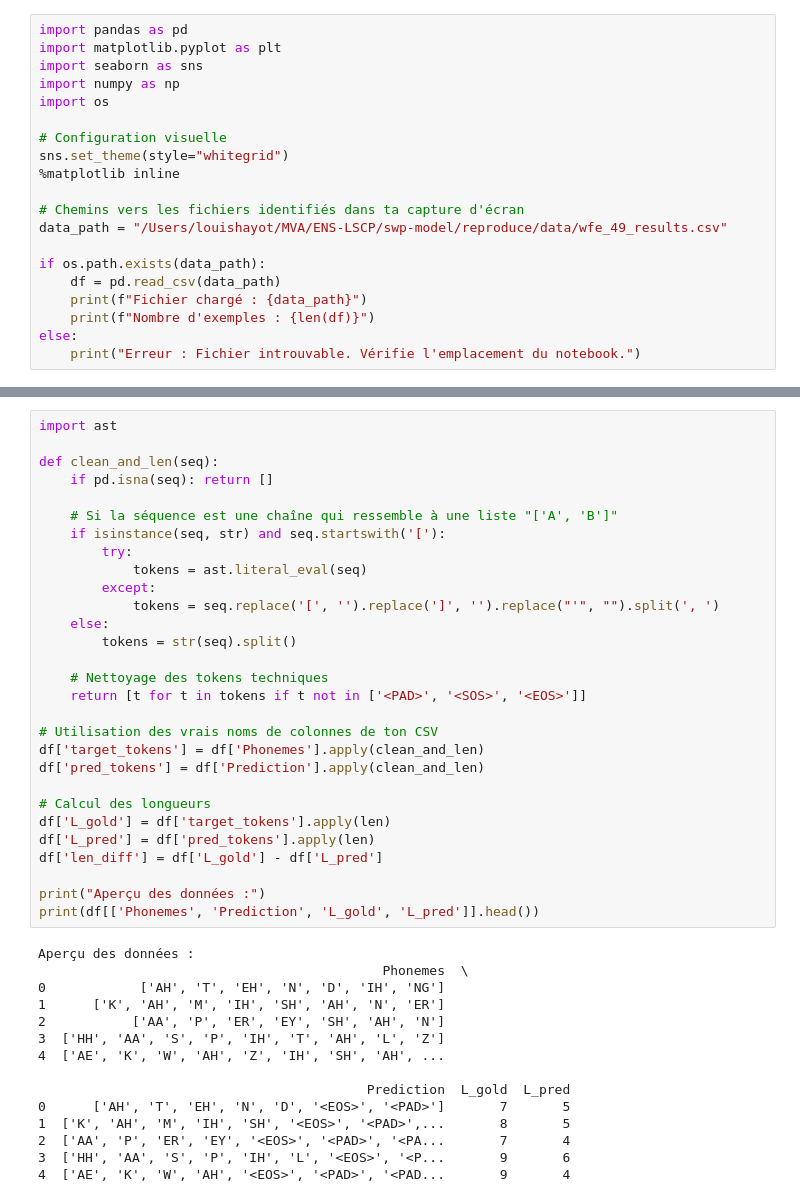
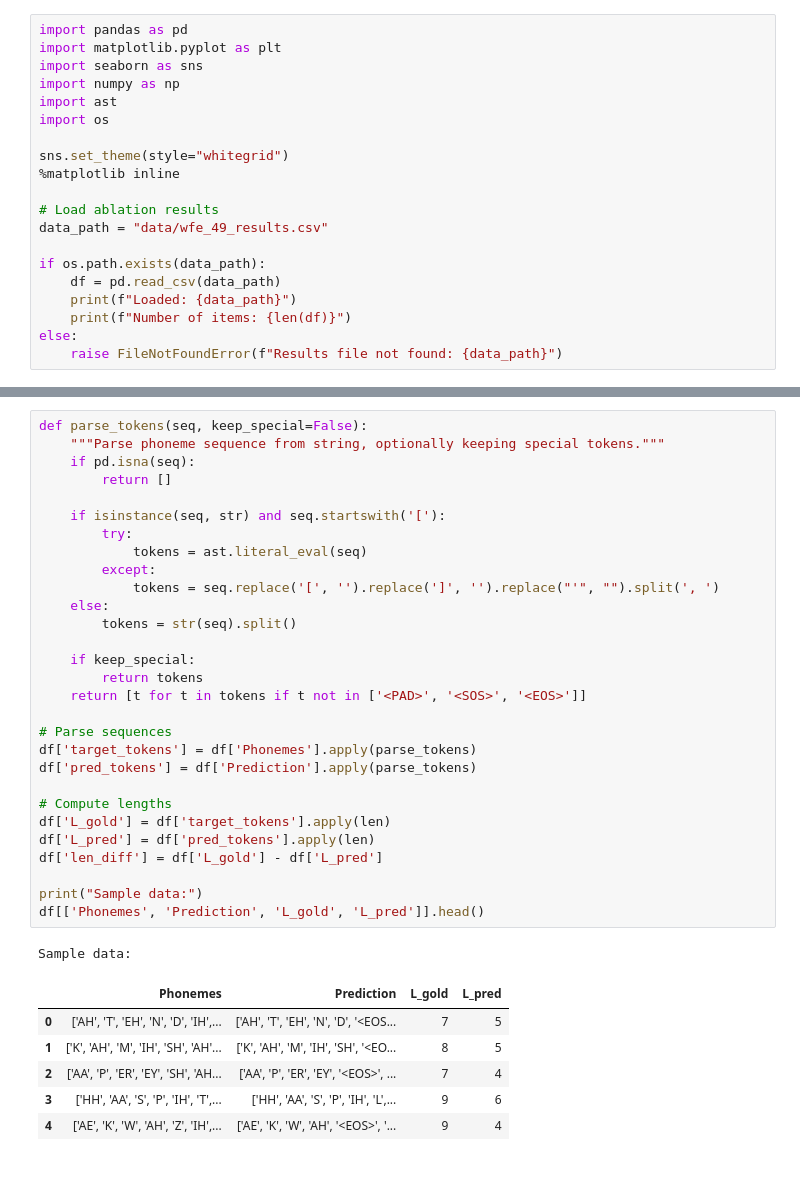
Before and after one commit to louishayot/swp-model, a Jupyter notebook: reproduce/analyse_ablation_unite_49.ipynb, the cells around one changed output, grey strips where cells are left out. Saved outputs shown, nothing was run; the diff lists cells and outputs as text; blank space fills up the shorter version.

```diff
--- a/reproduce/analyse_ablation_unite_49.ipynb
+++ b/reproduce/analyse_ablation_unite_49.ipynb
@@ -3,19 +3,19 @@ import pandas as pd
 import matplotlib.pyplot as plt
 import seaborn as sns
 import numpy as np
+import ast
 import os
 
-# Configuration visuelle
 sns.set_theme(style="whitegrid")
 %matplotlib inline
 
-# Chemins vers les fichiers identifiés dans ta capture d'écran
-data_path = "/Users/louishayot/MVA/ENS-LSCP/swp-model/reproduce/data/wfe_49_results.csv"
+# Load ablation results
+data_path = "data/wfe_49_results.csv"
 
 if os.path.exists(data_path):
     df = pd.read_csv(data_path)
-    print(f"Fichier chargé : {data_path}")
-    print(f"Nombre d'exemples : {len(df)}")
+    print(f"Loaded: {data_path}")
+    print(f"Number of items: {len(df)}")
 else:
-    print("Erreur : Fichier introuvable. Vérifie l'emplacement du notebook.")
+    raise FileNotFoundError(f"Results file not found: {data_path}")
 # %% [output]
@@ -23,44 +41,37 @@ Erreur : Fichier introuvable. Vérifie l'emplacement du notebook.
 # %%
-import ast
+def parse_tokens(seq, keep_special=False):
+    """Parse phoneme sequence from string, optionally keeping special tokens."""
+    if pd.isna(seq):
+        return []
 
-def clean_and_len(seq):
-    if pd.isna(seq): return []
-
-    # Si la séquence est une chaîne qui ressemble à une liste "['A', 'B']"
     if isinstance(seq, str) and seq.startswith('['):
         try:
             tokens = ast.literal_eval(seq)
         except:
             tokens = seq.replace('[', '').replace(']', '').replace("'", "").split(', ')
     else:
         tokens = str(seq).split()
 
-    # Nettoyage des tokens techniques
+    if keep_special:
+        return tokens
     return [t for t in tokens if t not in ['<PAD>', '<SOS>', '<EOS>']]
 
-# Utilisation des vrais noms de colonnes de ton CSV
-df['target_tokens'] = df['Phonemes'].apply(clean_and_len)
-df['pred_tokens'] = df['Prediction'].apply(clean_and_len)
+# Parse sequences
+df['target_tokens'] = df['Phonemes'].apply(parse_tokens)
+df['pred_tokens'] = df['Prediction'].apply(parse_tokens)
 
-# Calcul des longueurs
+# Compute lengths
 df['L_gold'] = df['target_tokens'].apply(len)
 df['L_pred'] = df['pred_tokens'].apply(len)
 df['len_diff'] = df['L_gold'] - df['L_pred']
 
-print("Aperçu des données :")
-print(df[['Phonemes', 'Prediction', 'L_gold', 'L_pred']].head())
+print("Sample data:")
+df[['Phonemes', 'Prediction', 'L_gold', 'L_pred']].head()
 # %% [output]
-Aperçu des données :
-                                            Phonemes  \
-0            ['AH', 'T', 'EH', 'N', 'D', 'IH', 'NG']
-1      ['K', 'AH', 'M', 'IH', 'SH', 'AH', 'N', 'ER']
-2           ['AA', 'P', 'ER', 'EY', 'SH', 'AH', 'N']
-3  ['HH', 'AA', 'S', 'P', 'IH', 'T', 'AH', 'L', 'Z']
-4  ['AE', 'K', 'W', 'AH', 'Z', 'IH', 'SH', 'AH', ...
-
-                                          Prediction  L_gold  L_pred
-0      ['AH', 'T', 'EH', 'N', 'D', '<EOS>', '<PAD>']       7       5
-1  ['K', 'AH', 'M', 'IH', 'SH', '<EOS>', '<PAD>',...       8       5
-2  ['AA', 'P', 'ER', 'EY', '<EOS>', '<PAD>', '<PA...       7       4
-3  ['HH', 'AA', 'S', 'P', 'IH', 'L', '<EOS>', '<P...       9       6
-4  ['AE', 'K', 'W', 'AH', '<EOS>', '<PAD>', '<PAD...       9       4
+Sample data:
+|  | Phonemes | Prediction | L_gold | L_pred |
+| 0 | ['AH', 'T', 'EH', 'N', 'D', 'IH',... | ['AH', 'T', 'EH', 'N', 'D', '<EOS... | 7 | 5 |
+| 1 | ['K', 'AH', 'M', 'IH', 'SH', 'AH'... | ['K', 'AH', 'M', 'IH', 'SH', '<EO... | 8 | 5 |
+| 2 | ['AA', 'P', 'ER', 'EY', 'SH', 'AH... | ['AA', 'P', 'ER', 'EY', '<EOS>', ... | 7 | 4 |
+| 3 | ['HH', 'AA', 'S', 'P', 'IH', 'T',... | ['HH', 'AA', 'S', 'P', 'IH', 'L',... | 9 | 6 |
+| 4 | ['AE', 'K', 'W', 'AH', 'Z', 'IH',... | ['AE', 'K', 'W', 'AH', '<EOS>', '... | 9 | 4 |
```
Also changed, not shown: parts of 16 cells of this notebook.
